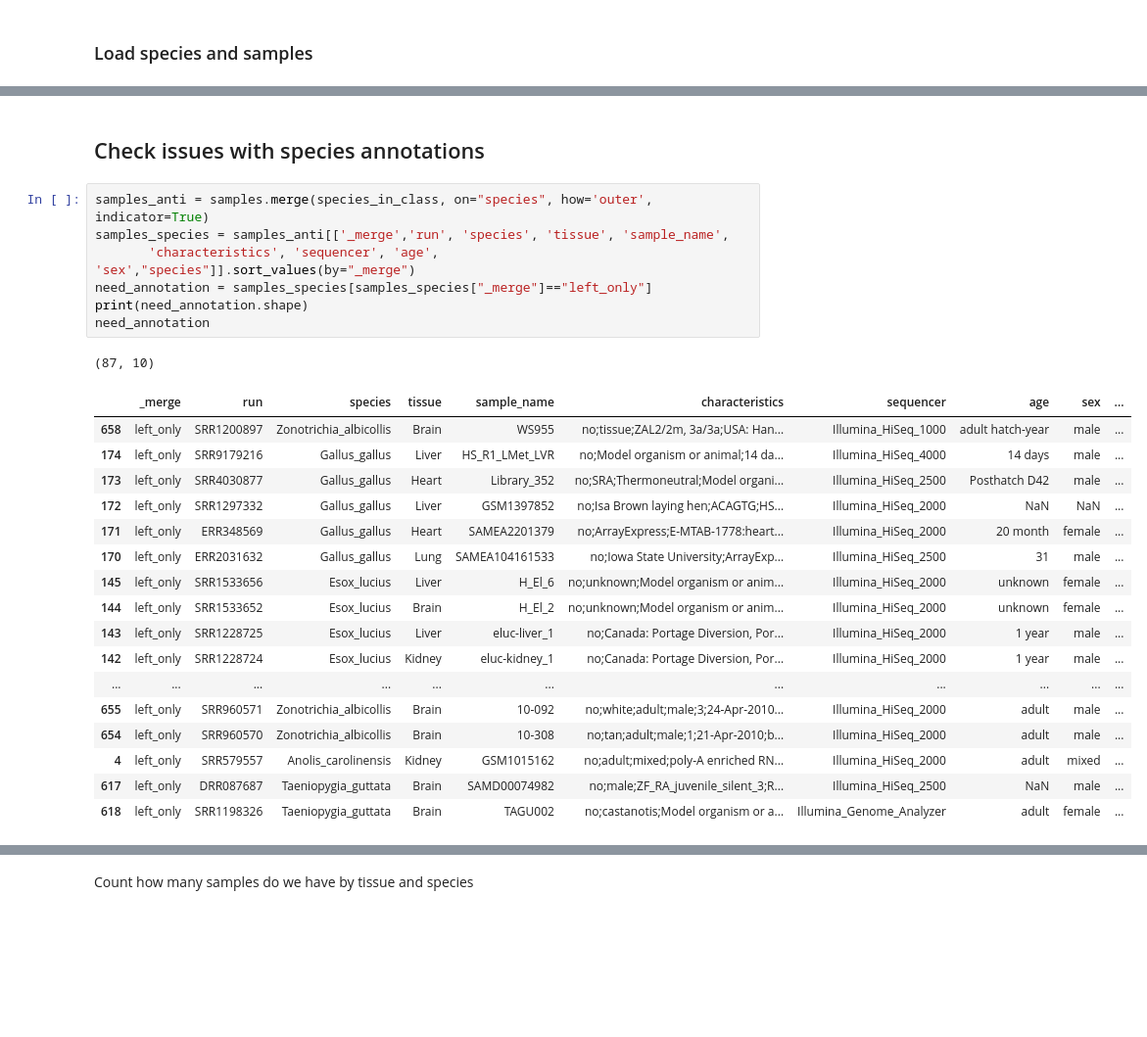
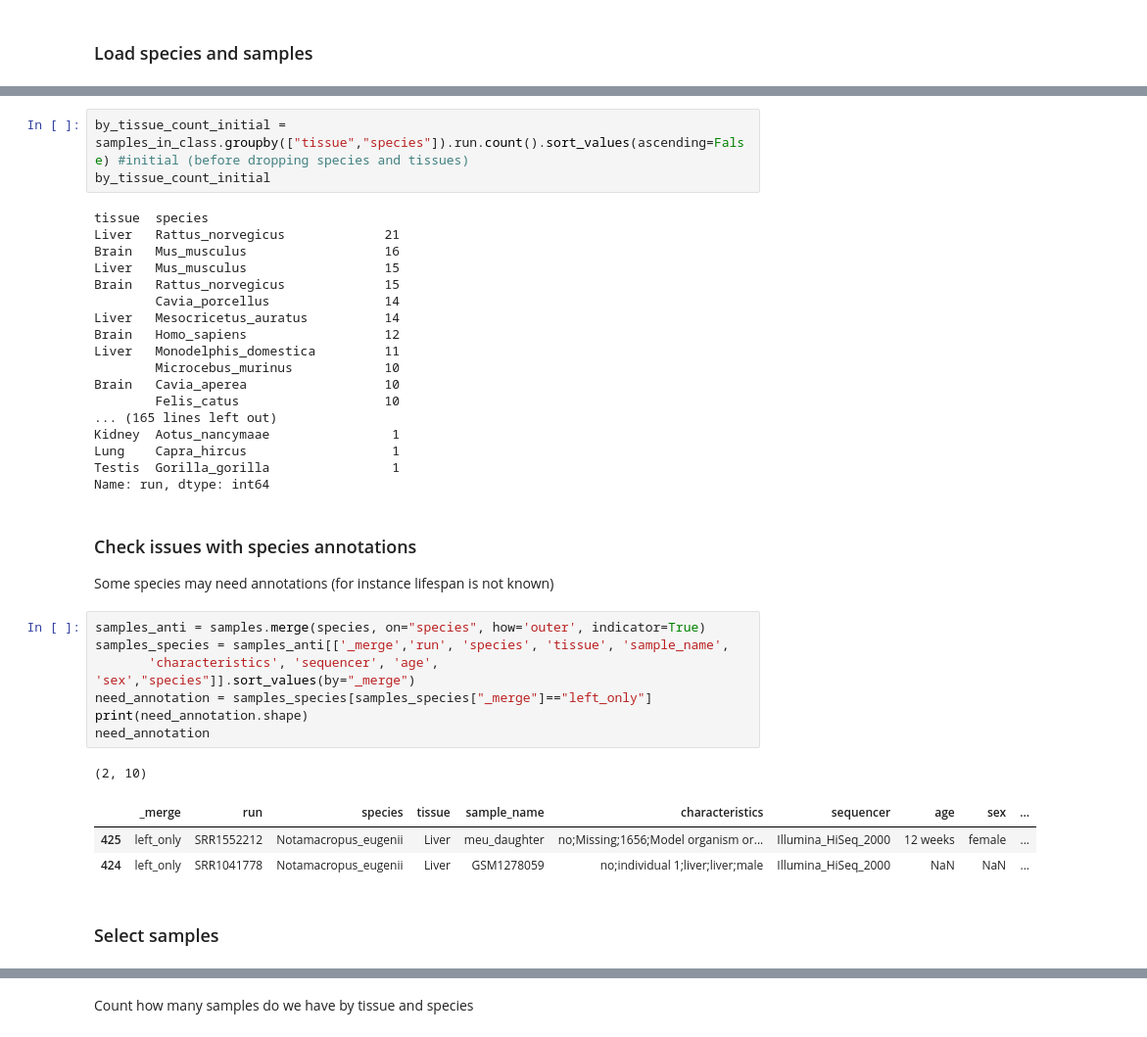
Before and after one commit to antonkulaga/yspecies, a Jupyter notebook: notebooks/1_select_genes_and_species.ipynb, the cells around one changed output, grey strips where cells are left out. Shown at 98% size. Saved outputs shown, nothing was run; the diff lists cells and outputs as text; blank space fills up the shorter version.

```diff
--- a/notebooks/1_select_genes_and_species.ipynb
+++ b/notebooks/1_select_genes_and_species.ipynb
@@ -125,32 +111,41 @@ selected_samples_ext.head(3)
 | 0 | PRJNA247712 | PRJNA247712 | SRR1287653 | Ailuropoda_melanoleuca | Blood | SL01 | no;Model organism or animal;19;fe... | Illumina_HiSeq_2000 | 19 | ... |
 | 1 | PRJNA247712 | PRJNA247712 | SRR1287654 | Ailuropoda_melanoleuca | Blood | XB01 | no;Model organism or animal;12;ma... | Illumina_HiSeq_2000 | 12 | ... |
 | 2 | PRJNA247712 | PRJNA247712 | SRR1287655 | Ailuropoda_melanoleuca | Blood | XB02 | no;Model organism or animal;6;fem... | Illumina_HiSeq_2000 | 6 | ... |
-# %% [markdown]
-Check issues with species annotations
--------------------------------------
+# %%
+by_tissue_count_initial = samples_in_class.groupby(["tissue","species"]).run.count().sort_values(ascending=False) #initial (before dropping species and tissues)
+by_tissue_count_initial
+# %% [output]
+tissue  species
+Liver   Rattus_norvegicus             21
+Brain   Mus_musculus                  16
+Liver   Mus_musculus                  15
+Brain   Rattus_norvegicus             15
+        Cavia_porcellus               14
+Liver   Mesocricetus_auratus          14
+Brain   Homo_sapiens                  12
+Liver   Monodelphis_domestica         11
+        Microcebus_murinus            10
+Brain   Cavia_aperea                  10
+        Felis_catus                   10
+... (165 lines left out)
+Kidney  Aotus_nancymaae                1
+Lung    Capra_hircus                   1
+Testis  Gorilla_gorilla                1
+Name: run, dtype: int64
+# %% [markdown]
+### Check issues with species annotations ###
+Some species may need annotations (for instance lifespan is not known)
 # %%
-samples_anti = samples.merge(species_in_class, on="species", how='outer', indicator=True)
+samples_anti = samples.merge(species, on="species", how='outer', indicator=True)
 samples_species = samples_anti[['_merge','run', 'species', 'tissue', 'sample_name',
        'characteristics', 'sequencer', 'age', 'sex',"species"]].sort_values(by="_merge")
 need_annotation = samples_species[samples_species["_merge"]=="left_only"]
 print(need_annotation.shape)
 need_annotation
 # %% [output]
-(87, 10)
+(2, 10)
 |  | _merge | run | species | tissue | sample_name | characteristics | sequencer | age | sex | ... |
-| 658 | left_only | SRR1200897 | Zonotrichia_albicollis | Brain | WS955 | no;tissue;ZAL2/2m, 3a/3a;USA: Han... | Illumina_HiSeq_1000 | adult hatch-year | male | ... |
-| 174 | left_only | SRR9179216 | Gallus_gallus | Liver | HS_R1_LMet_LVR | no;Model organism or animal;14 da... | Illumina_HiSeq_4000 | 14 days | male | ... |
-| 173 | left_only | SRR4030877 | Gallus_gallus | Heart | Library_352 | no;SRA;Thermoneutral;Model organi... | Illumina_HiSeq_2500 | Posthatch D42 | male | ... |
-| 172 | left_only | SRR1297332 | Gallus_gallus | Liver | GSM1397852 | no;Isa Brown laying hen;ACAGTG;HS... | Illumina_HiSeq_2000 | NaN | NaN | ... |
-| 171 | left_only | ERR348569 | Gallus_gallus | Heart | SAMEA2201379 | no;ArrayExpress;E-MTAB-1778:heart... | Illumina_HiSeq_2000 | 20 month | female | ... |
-| 170 | left_only | ERR2031632 | Gallus_gallus | Lung | SAMEA104161533 | no;Iowa State University;ArrayExp... | Illumina_HiSeq_2500 | 31 | male | ... |
-| 145 | left_only | SRR1533656 | Esox_lucius | Liver | H_El_6 | no;unknown;Model organism or anim... | Illumina_HiSeq_2000 | unknown | female | ... |
-| 144 | left_only | SRR1533652 | Esox_lucius | Brain | H_El_2 | no;unknown;Model organism or anim... | Illumina_HiSeq_2000 | unknown | female | ... |
-| 143 | left_only | SRR1228725 | Esox_lucius | Liver | eluc-liver_1 | no;Canada: Portage Diversion, Por... | Illumina_HiSeq_2000 | 1 year | male | ... |
-| 142 | left_only | SRR1228724 | Esox_lucius | Kidney | eluc-kidney_1 | no;Canada: Portage Diversion, Por... | Illumina_HiSeq_2000 | 1 year | male | ... |
-| ... | ... | ... | ... | ... | ... | ... | ... | ... | ... | ... |
-| 655 | left_only | SRR960571 | Zonotrichia_albicollis | Brain | 10-092 | no;white;adult;male;3;24-Apr-2010... | Illumina_HiSeq_2000 | adult | male | ... |
-| 654 | left_only | SRR960570 | Zonotrichia_albicollis | Brain | 10-308 | no;tan;adult;male;1;21-Apr-2010;b... | Illumina_HiSeq_2000 | adult | male | ... |
-| 4 | left_only | SRR579557 | Anolis_carolinensis | Kidney | GSM1015162 | no;adult;mixed;poly-A enriched RN... | Illumina_HiSeq_2000 | adult | mixed | ... |
-| 617 | left_only | DRR087687 | Taeniopygia_guttata | Brain | SAMD00074982 | no;male;ZF_RA_juvenile_silent_3;R... | Illumina_HiSeq_2500 | NaN | male | ... |
-| 618 | left_only | SRR1198326 | Taeniopygia_guttata | Brain | TAGU002 | no;castanotis;Model organism or a... | Illumina_Genome_Analyzer | adult | female | ... |
+| 425 | left_only | SRR1552212 | Notamacropus_eugenii | Liver | meu_daughter | no;Missing;1656;Model organism or... | Illumina_HiSeq_2000 | 12 weeks | female | ... |
+| 424 | left_only | SRR1041778 | Notamacropus_eugenii | Liver | GSM1278059 | no;individual 1;liver;liver;male | Illumina_HiSeq_2000 | NaN | NaN | ... |
+# %% [markdown]
+### Select samples ###
```
Also changed, not shown: parts of 40 cells of this notebook, 7 other files.
